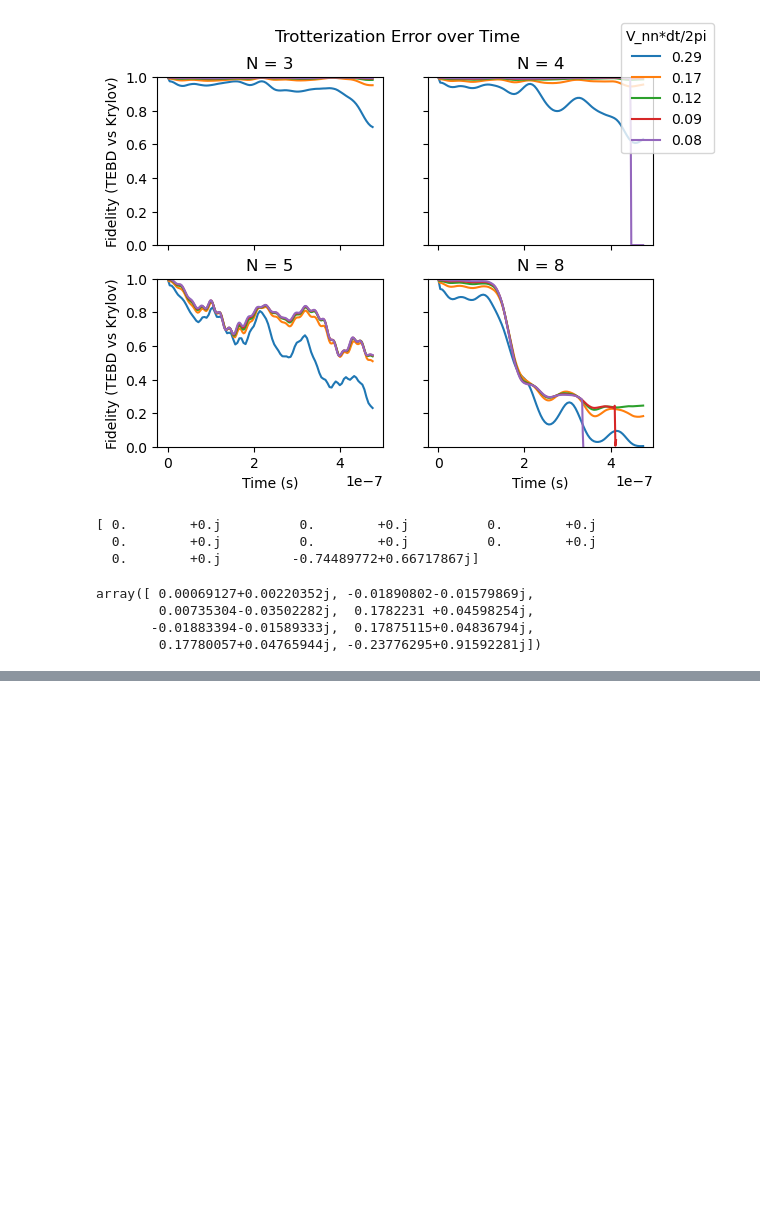
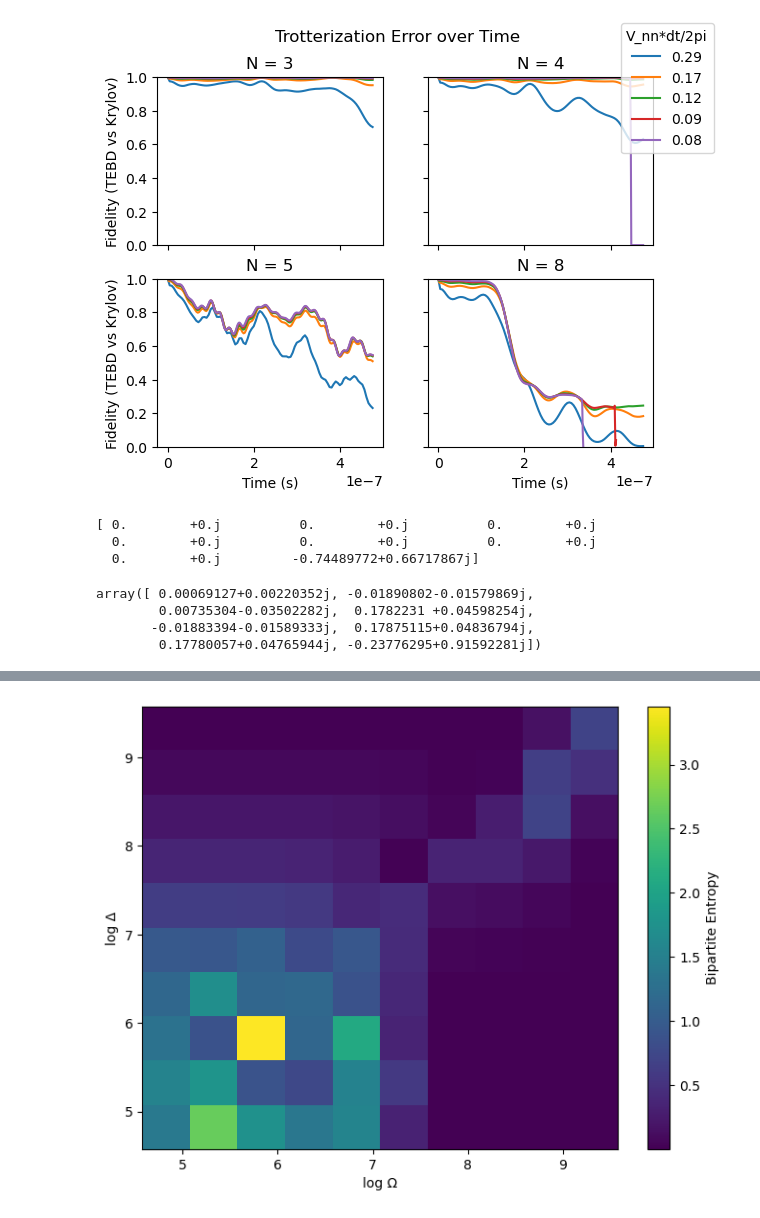
Before and after one commit to 1dividedby0/rabbit, a Jupyter notebook: mps.ipynb, the cells around one changed output, grey strips where cells are left out. Cells and saved outputs as stored; diff of their text form; code cells hidden in the pictures; blank space fills up the shorter version.

```diff
--- a/mps.ipynb
+++ b/mps.ipynb
@@ -896,0 +948,13 @@ plt.show()
+# %%
+X, Y = np.meshgrid(np.log10(frequencies), np.log10(detunings))
+
+plt.figure(figsize=(8, 6))
+plt.imshow(grid_data, extent=(np.min(X), np.max(X), np.min(Y), np.max(Y)), origin='lower', aspect='auto', cmap='viridis')
+plt.colorbar(label='Bipartite Entropy')
+
+plt.xlabel('log Ω')
+plt.ylabel('log Δ')
+
+plt.show()
+# %% [output]
+[figure, added]
```
Also changed, not shown: parts of 10 cells of this notebook, 2 other files.
